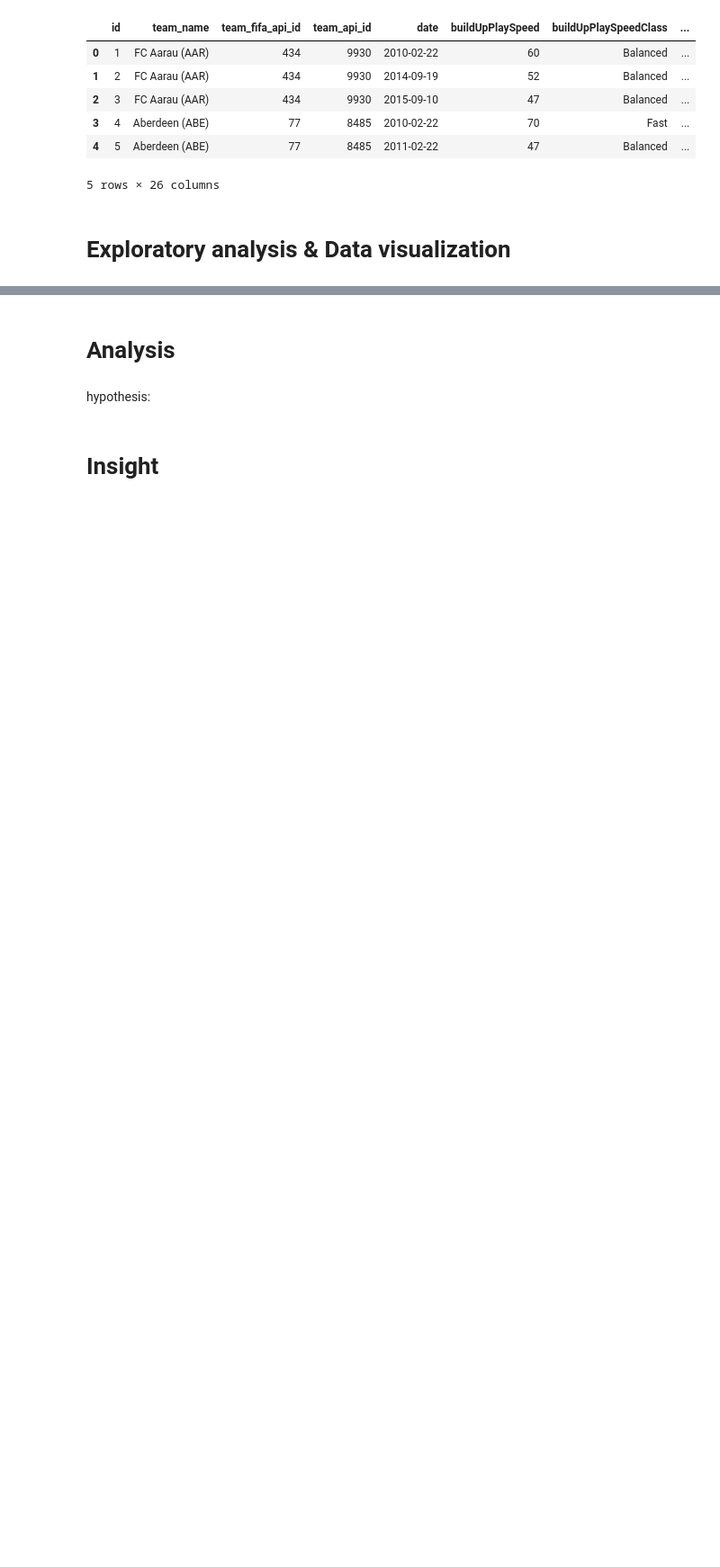
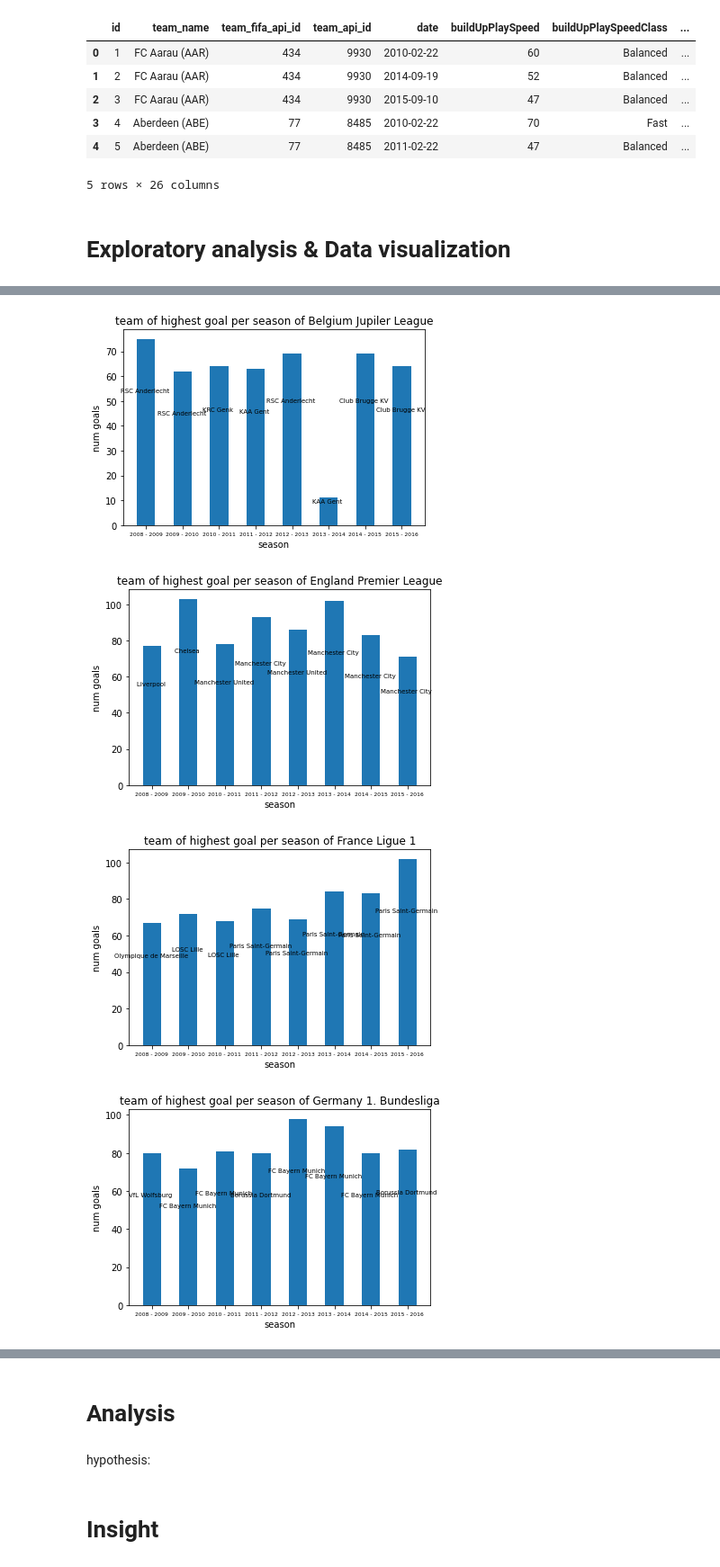
Before and after one commit to Hyej-Kim/cmsc320Final, a Jupyter notebook: cmsc320Final.ipynb, the cells around one changed output, grey strips where cells are left out. Shown at 90% size. Saved outputs shown, nothing was run; the diff lists cells and outputs as text; code cells hidden in the pictures; blank space fills up the shorter version.

```diff
--- a/cmsc320Final.ipynb
+++ b/cmsc320Final.ipynb
@@ -503,0 +428,4 @@ plt.bar(num_goal_highest.season_start, num_goal_highest.total_num_goal, label =
+# %%
+num_goal = num_goal_home.merge(num_goal_away, left_index=True, right_on=['leagueName', 'season_start', 'away_team'])
+num_goal['total_num_goal'] = num_goal['home_team_goal'] + num_goal['away_team_goal']
+num_goal
@@ -503,0 +449,8 @@ plt.bar(num_goal_highest.season_start, num_goal_highest.total_num_goal, label =
+# %%
+num_goal.reset_index(inplace=True)
+num_goal_highest = num_goal.loc[num_goal.groupby(["leagueName", "season_start"])["total_num_goal"].idxmax()]
+# %%
+num_goal_highest = num_goal_highest.rename(columns={"away_team": "team_name"})
+num_goal_highest.drop(columns = ['home_team_goal', 'away_team_goal'], axis = 1, inplace = True)
+num_goal_highest.reset_index(drop=False, inplace=True)
+num_goal_highest
@@ -503,0 +471,38 @@ plt.bar(num_goal_highest.season_start, num_goal_highest.total_num_goal, label =
+# %%
+for i, row in num_goal_highest.iterrows():
+    num_goal_highest.iloc[i, 2] = str(num_goal_highest.iloc[i, 2]) + " - " + str(num_goal_highest.iloc[i, 2] + 1)
+# %%
+%matplotlib inline
+import matplotlib.pyplot as plt
+
+leagues = num_goal_highest.leagueName.unique()
+count = 0
+for league in leagues:
+    new_df = num_goal_highest[num_goal_highest['leagueName'] == league]
+    labels = new_df.season_start
+    x = np.arange(len(labels))
+    goals = new_df.total_num_goal
+    width = 0.5
+    fig, ax = plt.subplots()
+    rects = ax.bar(x , goals, width)
+    ax.set_ylabel('num goals')
+    ax.set_xlabel('season')
+    ax.set_title("team of highest goal per season of " + league)
+    ax.set_xticks(x)
+    ax.set_xticklabels(labels, fontsize=6)
+
+
+    teams_label = new_df.team_name
+    for rect in rects:
+#         team_name = "("+ teams_label[count].split("(")[1]
+        team_name = teams_label[count].split("(")[0]
+        height = rect.get_height() +1
+        ax.text(rect.get_x() + width*0.5, 0.7*height, team_name,
+                    ha='center', va='bottom', fontsize=7)
+        count = count +1
+    plt.show()
+# %% [output]
+[figure, added]
+[figure, added]
+[figure, added]
+[figure, added]
```
Also changed, not shown: parts of 46 cells of this notebook.
